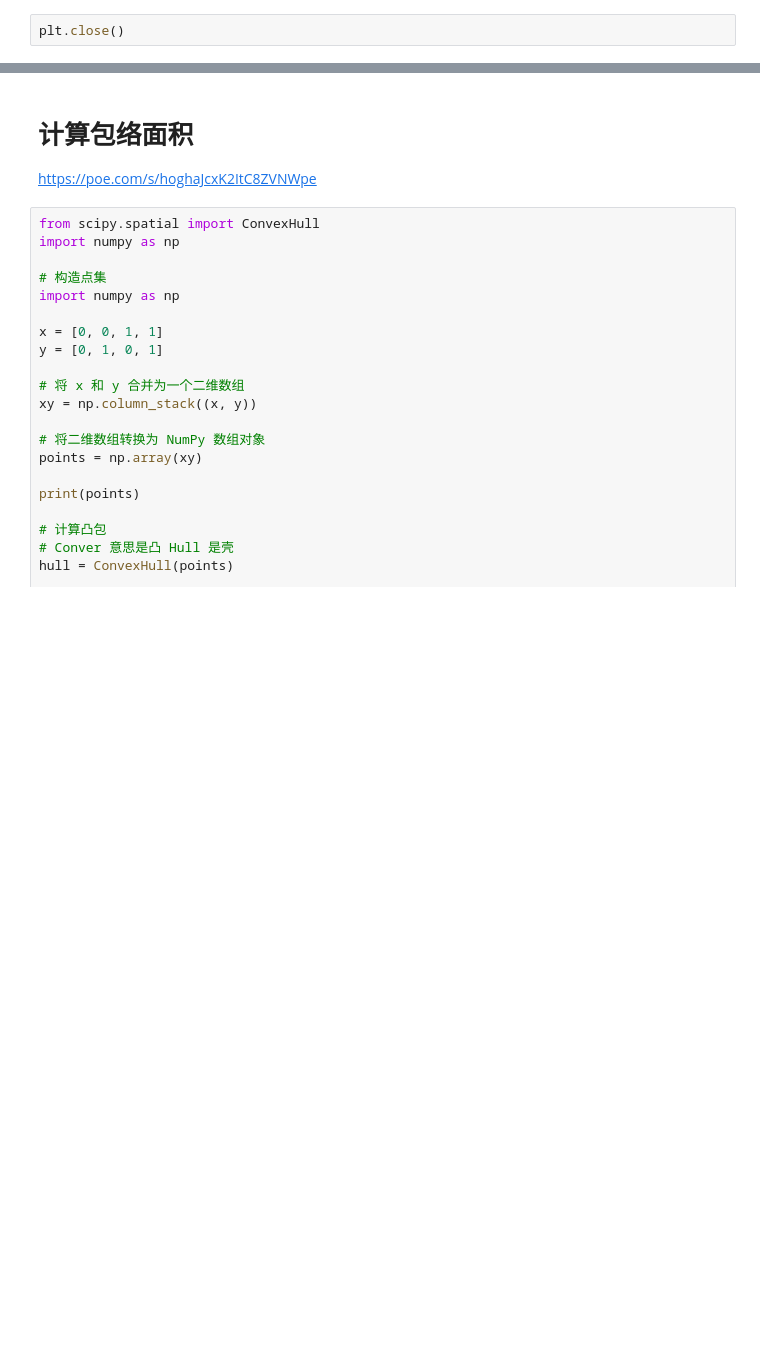
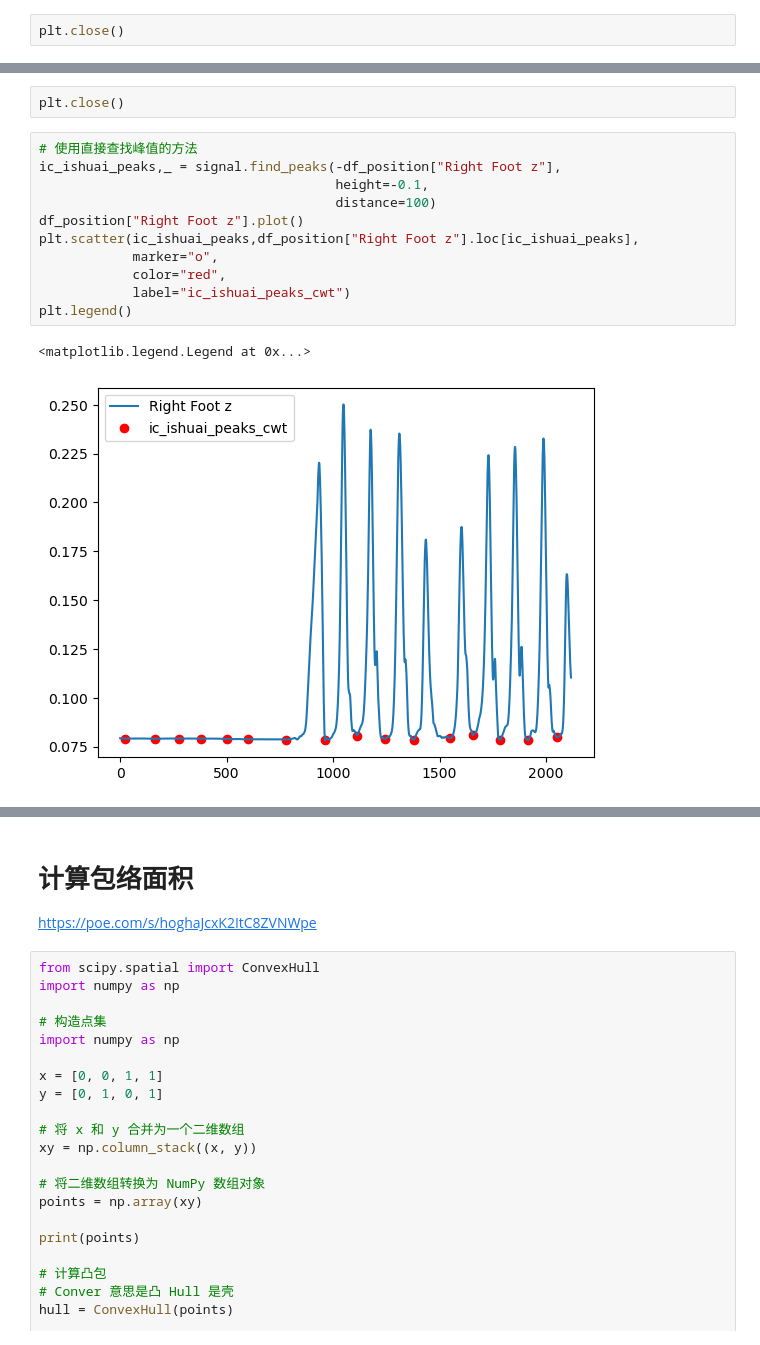
Before and after one commit to Allwillcome/--_----, a Jupyter notebook: Notes/20230416_PythonExercise.ipynb, the cells around one changed output, grey strips where cells are left out. Drawn from its saved outputs; the diff is of its cells as text; blank space fills up the shorter version.

```diff
--- a/Notes/20230416_PythonExercise.ipynb
+++ b/Notes/20230416_PythonExercise.ipynb
@@ -812,0 +831,16 @@ plt.close()
+# %%
+plt.close()
+# %%
+# 使用直接查找峰值的方法
+ic_ishuai_peaks,_ = signal.find_peaks(-df_position["Right Foot z"],
+                                      height=-0.1,
+                                      distance=100)
+df_position["Right Foot z"].plot()
+plt.scatter(ic_ishuai_peaks,df_position["Right Foot z"].loc[ic_ishuai_peaks],
+            marker="o",
+            color="red",
+            label="ic_ishuai_peaks_cwt")
+plt.legend()
+# %% [output]
+<matplotlib.legend.Legend at 0x...>
+[figure, added]
```
Also changed, not shown: parts of 5 cells of this notebook.
